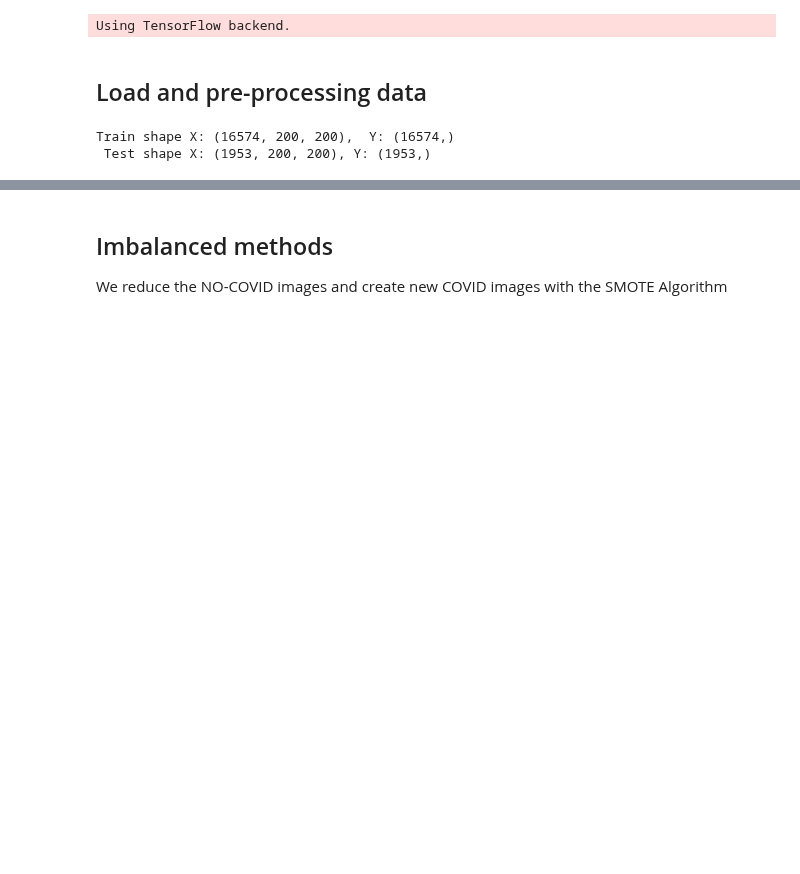
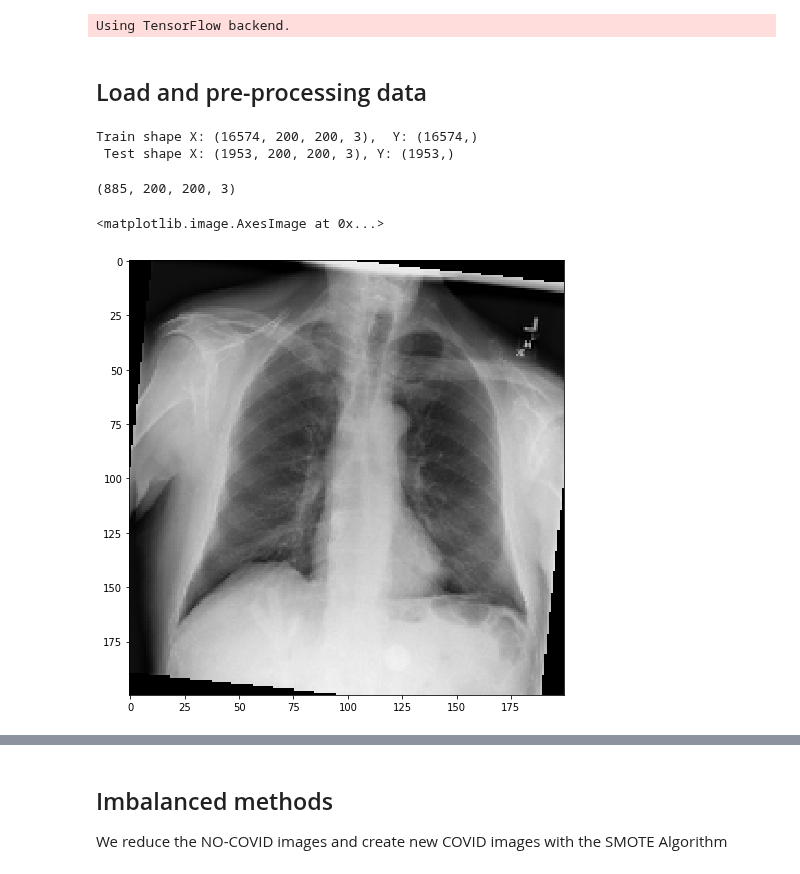
Before and after one commit to TsspGit/CodVid19_CIEMAT, a Jupyter notebook: Classical_CNN.ipynb, the cells around one changed output, grey strips where cells are left out. Saved outputs shown, nothing was run; the diff lists cells and outputs as text; code cells hidden in the pictures; blank space fills up the shorter version.

```diff
--- a/Classical_CNN.ipynb
+++ b/Classical_CNN.ipynb
@@ -27,7 +27,7 @@ test_class = pd.read_csv('data/test_split_v2.txt', sep=' ', header=None, names=[
 # %%
 train_pics = []
 for img in train_class['image_path'].values:
-    train_pics.append(np.array(Image.open('data/train/' + img))[:, :,0])
+    train_pics.append(np.array(Image.open('data/train/' + img))[:, :,:3])
 test_pics = []
 for img in test_class['image_path'].values:
-    test_pics.append(np.array(Image.open('data/test/' + img))[:, :, 0])
+    test_pics.append(np.array(Image.open('data/test/' + img))[:, :, :3])
@@ -44,5 +64,16 @@ diseaseID_train = np.asarray(train_class["class_categorical"])
 diseaseID_test = np.asarray(test_class["class_categorical"])
 print('Train shape X: {},  Y: {} \n Test shape X: {}, Y: {}'.format(X_train.shape, diseaseID_train.shape, X_test.shape, diseaseID_test.shape))
 # %% [output]
-Train shape X: (16574, 200, 200),  Y: (16574,)
- Test shape X: (1953, 200, 200), Y: (1953,)
+Train shape X: (16574, 200, 200, 3),  Y: (16574,)
+ Test shape X: (1953, 200, 200, 3), Y: (1953,)
+# %%
+s = ndimage.rotate(X_test[diseaseID_test==0],-6,reshape= False, axes=[1,2])
+s.shape
+# %% [output]
+(885, 200, 200, 3)
+# %%
+fig,ax = plt.subplots(nrows=1,ncols=1,figsize=(8,8))#,
+plt.imshow(s[500])
+# %% [output]
+<matplotlib.image.AxesImage at 0x...>
+[figure, added]
```
Also changed, not shown: parts of 32 cells of this notebook, 1 other file.
